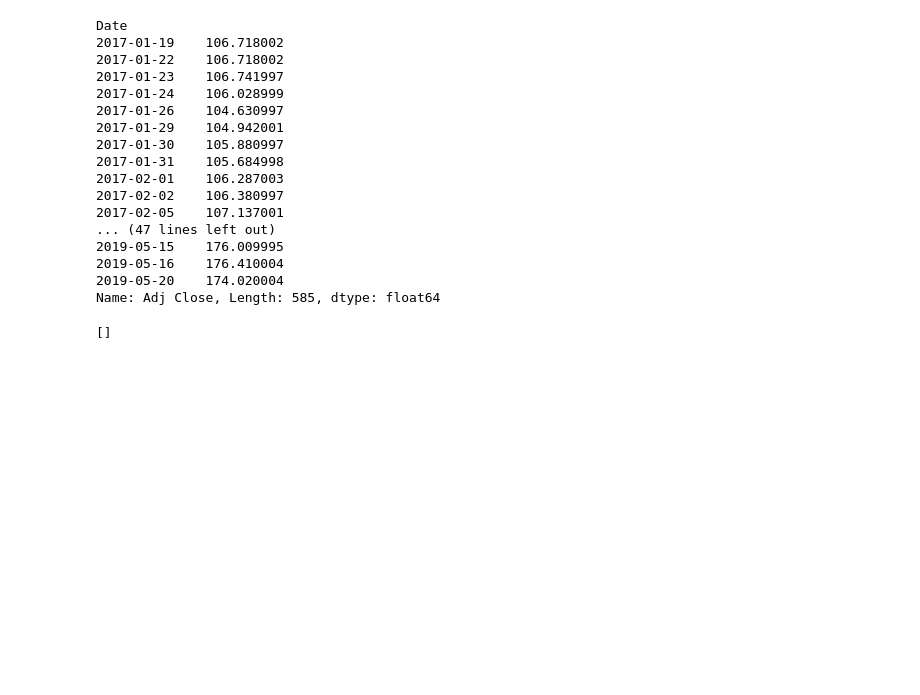
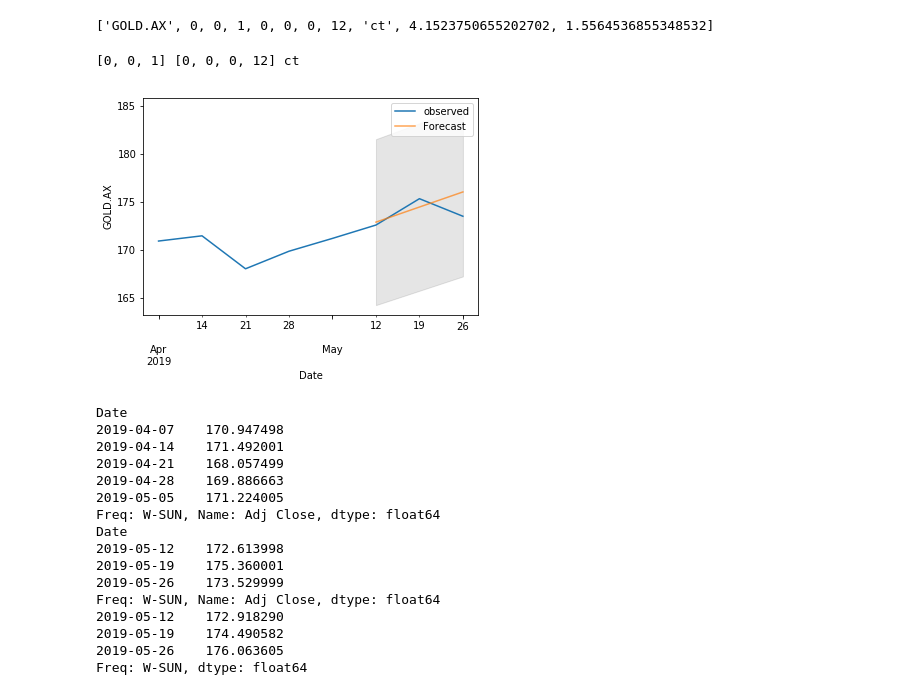
Before and after one commit to pengdannywang/JanePython, a Jupyter notebook: src/stockthread/onestock.ipynb, the cells around one changed output. Saved outputs shown, nothing was run; the diff lists cells and outputs as text; code cells hidden in the pictures; blank space fills up the shorter version.

```diff
--- a/src/stockthread/onestock.ipynb
+++ b/src/stockthread/onestock.ipynb
@@ -34,32 +34,14 @@ data=web.DataReader(ticker,"yahoo",start,end)['Adj Close']
 #['8CO.AX', 0, 0, 0, 0, 0, 0, 12, 't', -7.909122119923726, 0.03528654153968552]
 
 #parameters=['MFG.AX', 0, 0, 1, 0, 1, 0, 12, 'n', 321.3071720270583, 0.486377988114156]
-data
+data=data['2019-04-01':]
-# %% [output]
-Date
-2017-01-19    106.718002
-2017-01-22    106.718002
-2017-01-23    106.741997
-2017-01-24    106.028999
-2017-01-26    104.630997
-2017-01-29    104.942001
-2017-01-30    105.880997
-2017-01-31    105.684998
-2017-02-01    106.287003
-2017-02-02    106.380997
-2017-02-05    107.137001
-... (47 lines left out)
-2019-05-15    176.009995
-2019-05-16    176.410004
-2019-05-20    174.020004
-Name: Adj Close, Length: 585, dtype: float64
 # %%
-y=data.resample('C').mean()
+y=data.resample('W').mean()
 
 #parameters=quickParameters(paramPath,ticker,y,steps=2,disp=False)
 parameters=selectParameters(ticker,y,steps=3,disp=False)
 # %% [output]
-[]
+['GOLD.AX', 0, 0, 1, 0, 0, 0, 12, 'ct', 4.1523750655202702, 1.5564536855348532]
 # %%
 import statsmodels.api as sm
 import os
@@ -78,34 +60,53 @@ model = SARIMAX(train_y,
      seasonal_order=p2,
      trend=t,
      enforce_stationarity=False,
      enforce_invertibility=False)
 
 model_fit = model.fit(disp=False)
 
 forcast=model_fit.forecast(steps=len(test_y))
 
 pred_ci=pd.DataFrame(index=forcast.index)
 pred_ci['low'] = forcast-forcast*0.05
 pred_ci['upper'] = forcast+forcast*0.05
 
 
 #pred_ci.loc[y.index[-1]]=[y[-1],y[-1]]
 #pred_ci=pred_ci.sort_index()
-ax = y['2019-01-01':].plot(label='observed')
+ax = y['2019-04-01':].plot(label='observed')
 forcast.plot(ax=ax, label='Forecast', alpha=.7)
 
 ax.fill_between(forcast.index,
                 pred_ci.iloc[:,0],
                 pred_ci.iloc[:,1], color='k', alpha=.1)
 
 ax.set_xlabel('Date')
 ax.set_ylabel(ticker)
 plt.legend()
 
 plt.show()
 print(train_y)
 print(test_y)
 print(forcast)
+# %% [output]
+[0, 0, 1] [0, 0, 0, 12] ct
+[figure, added]
+Date
+2019-04-07    170.947498
+2019-04-14    171.492001
+2019-04-21    168.057499
+2019-04-28    169.886663
+2019-05-05    171.224005
+Freq: W-SUN, Name: Adj Close, dtype: float64
+Date
+2019-05-12    172.613998
+2019-05-19    175.360001
+2019-05-26    173.529999
+Freq: W-SUN, Name: Adj Close, dtype: float64
+2019-05-12    172.918290
+2019-05-19    174.490582
+2019-05-26    176.063605
+Freq: W-SUN, dtype: float64
 # %%
 
 if( len(parameters)>0):
```
Also changed, not shown: parts of 1 cell of this notebook, 2 other files.
